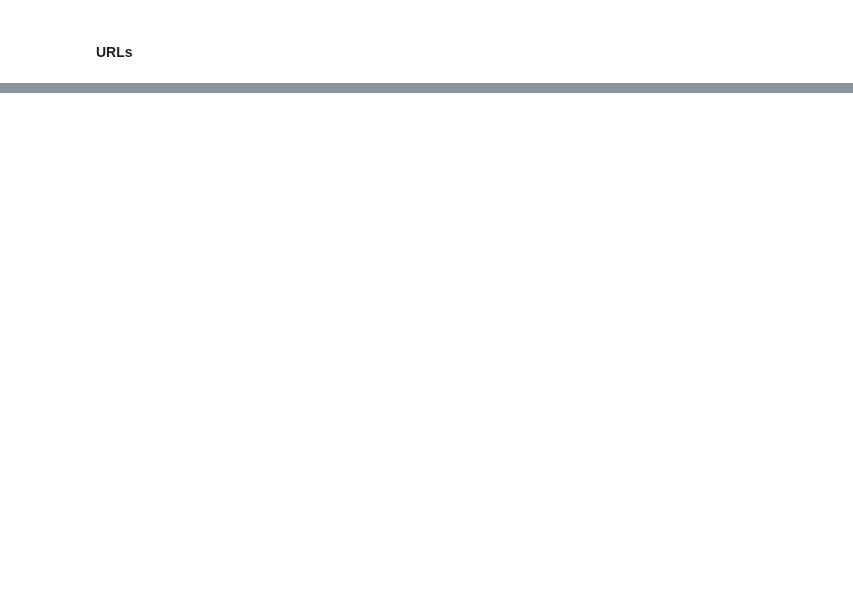
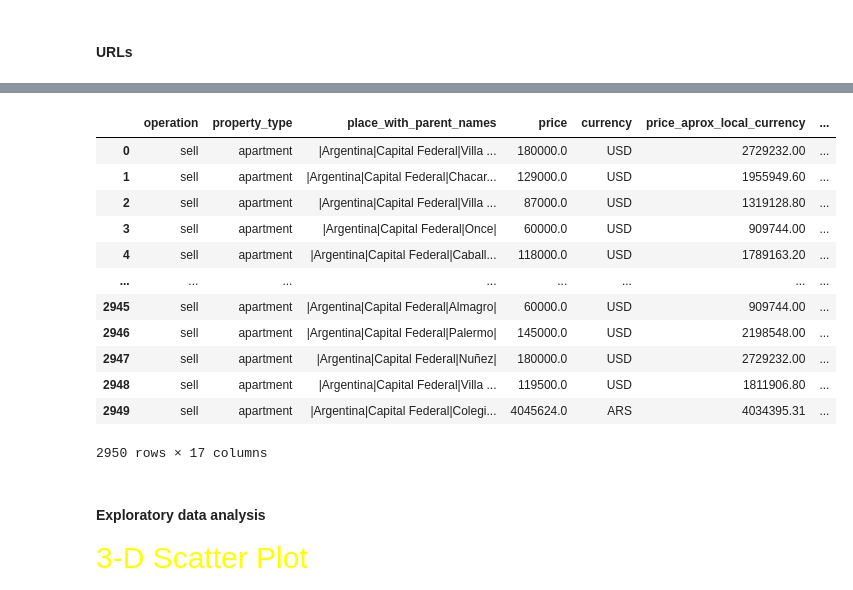
Before and after one commit to tech-ml-quant-luv/Applied_data_science_lab_worldquant, a Jupyter notebook: Project 2 - Housing in Buenos Aires/price _and_location.ipynb, the cells around one changed output, grey strips where cells are left out. Saved outputs shown, nothing was run; the diff lists cells and outputs as text; code cells hidden in the pictures; blank space fills up the shorter version.

Commit message:
price vs location completed

```diff
--- a/Project 2 - Housing in Buenos Aires/price _and_location.ipynb
+++ b/Project 2 - Housing in Buenos Aires/price _and_location.ipynb
@@ -114,0 +72,4 @@
+# %%
+frame1=wrangle(filepath="./data/buenos-aires-real-estate-1.csv")
+print(frame1.info())
+frame1.head()
@@ -114,0 +102,4 @@
+# %%
+frame2 = wrangle("./data/buenos-aires-real-estate-2.csv")
+frame2.info()
+frame2.head()
@@ -114,0 +130,20 @@
+# %%
+df = pd.concat([frame1,frame2], ignore_index=True,axis=0)
+# %%
+df
+# %% [output]
+|  | operation | property_type | place_with_parent_names | price | currency | price_aprox_local_currency | ... |
+| 0 | sell | apartment | |Argentina|Capital Federal|Villa ... | 180000.0 | USD | 2729232.00 | ... |
+| 1 | sell | apartment | |Argentina|Capital Federal|Chacar... | 129000.0 | USD | 1955949.60 | ... |
+| 2 | sell | apartment | |Argentina|Capital Federal|Villa ... | 87000.0 | USD | 1319128.80 | ... |
+| 3 | sell | apartment | |Argentina|Capital Federal|Once| | 60000.0 | USD | 909744.00 | ... |
+| 4 | sell | apartment | |Argentina|Capital Federal|Caball... | 118000.0 | USD | 1789163.20 | ... |
+| ... | ... | ... | ... | ... | ... | ... | ... |
+| 2945 | sell | apartment | |Argentina|Capital Federal|Almagro| | 60000.0 | USD | 909744.00 | ... |
+| 2946 | sell | apartment | |Argentina|Capital Federal|Palermo| | 145000.0 | USD | 2198548.00 | ... |
+| 2947 | sell | apartment | |Argentina|Capital Federal|Nuñez| | 180000.0 | USD | 2729232.00 | ... |
+| 2948 | sell | apartment | |Argentina|Capital Federal|Villa ... | 119500.0 | USD | 1811906.80 | ... |
+| 2949 | sell | apartment | |Argentina|Capital Federal|Colegi... | 4045624.0 | ARS | 4034395.31 | ... |
+2950 rows × 17 columns
+# %% [markdown]
+#### Exploratory data analysis
@@ -114,0 +162,2 @@
+# %% [markdown]
+<p style="color:yellow; font-size:30px">3-D Scatter Plot</p>
```
Also changed, not shown: parts of 28 cells of this notebook, 1 other file.
